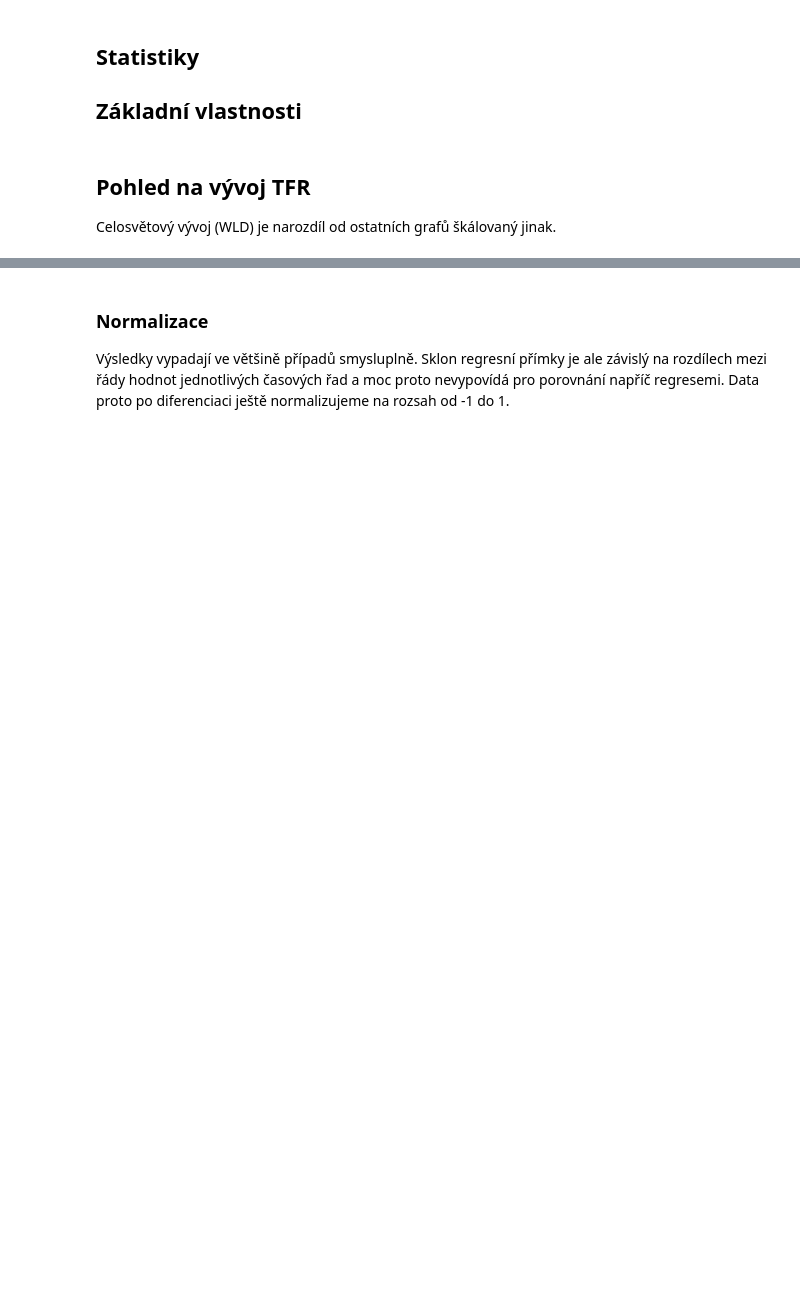
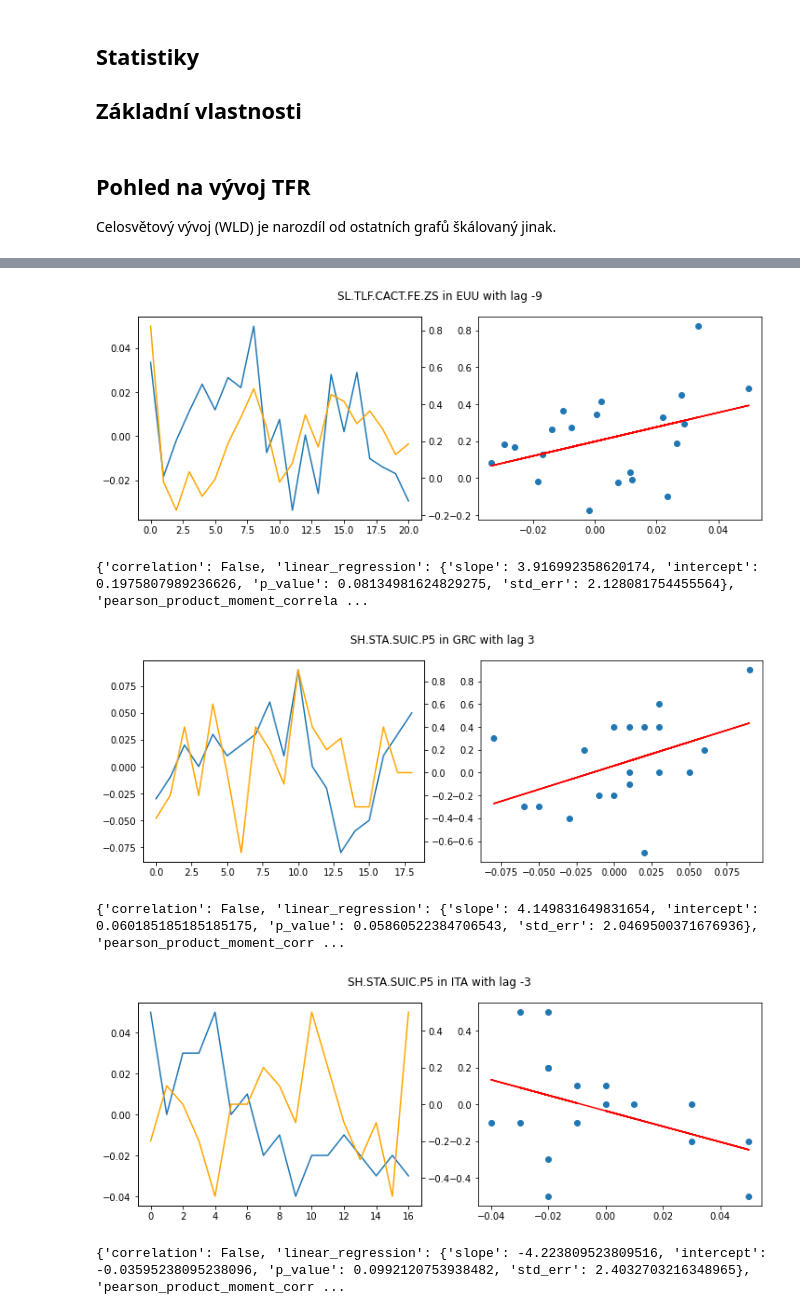
Before and after one commit to opendatalabcz/tfr-dashboard, a Jupyter notebook: data/nb/pair_correlation.ipynb, the cells around one changed output, grey strips where cells are left out. Cells and saved outputs as stored; diff of their text form; code cells hidden in the pictures; blank space fills up the shorter version.

```diff
--- a/data/nb/pair_correlation.ipynb
+++ b/data/nb/pair_correlation.ipynb
@@ -84,10 +84,10 @@ for dataset_id in dataset_props:
 
         if data.size < 3:
             print('Skipping %s for %s' % (dataset_id, region))
-
-        per_region[region] = {
-            'data': data
-        }
+        else:
+            per_region[region] = {
+                'data': data
+            }
 
     datasets[dataset_id] = per_region
 
@@ -356,22 +337,25 @@ Tyto výsledky vypadají slibněji, analyzujeme celý stacionární dataset a pr
 # %%
 for region_id in regions:
     # Diff all series
     tfr[region_id]['differenced'] = {
             1: tfr[region_id]['data'].diff().iloc[1:]
         }
     for dataset_id in datasets:
-        datasets[dataset_id][region_id]['differenced'] = {
-            1: datasets[dataset_id][region_id]['data'].diff().iloc[1:]
-        }
-        # Try linear regression with lagging
-        if datasets[dataset_id][region_id]['stationarity']['adfuller']['stationary']:
-            linear_regression_lagged(
-                dataset_id, region_id,
-                tfr[region_id]['differenced'][1],
-                datasets[dataset_id][region_id]['differenced'][1],
-                10, output='corr')
+        if region_id in datasets[dataset_id]:
+            datasets[dataset_id][region_id]['differenced'] = {
+                1: datasets[dataset_id][region_id]['data'].diff().iloc[1:]
+            }
+            # Try linear regression with lagging
+            if datasets[dataset_id][region_id]['stationarity']['adfuller']['stationary']:
+                linear_regression_lagged(
+                    dataset_id, region_id,
+                    tfr[region_id]['differenced'][1],
+                    datasets[dataset_id][region_id]['differenced'][1],
+                    10, output='always')
+# %% [output]
+[figure, added]
+{'correlation': False, 'linear_regression': {'slope': 3.916992358620174, 'intercept': 0.1975807989236626, 'p_value': 0.08134981624829275, 'std_err': 2.128081754455564}, 'pearson_product_moment_correla ...
+[figure, added]
+{'correlation': False, 'linear_regression': {'slope': 4.149831649831654, 'intercept': 0.060185185185185175, 'p_value': 0.05860522384706543, 'std_err': 2.0469500371676936}, 'pearson_product_moment_corr ...
+[figure, added]
+{'correlation': False, 'linear_regression': {'slope': -4.223809523809516, 'intercept': -0.03595238095238096, 'p_value': 0.0992120753938482, 'std_err': 2.4032703216348965}, 'pearson_product_moment_corr ...
-# %% [markdown]
-### Normalizace
-Výsledky vypadají ve většině případů smysluplně.
-Sklon regresní přímky je ale závislý na rozdílech mezi řády hodnot jednotlivých časových řad a moc proto nevypovídá pro porovnání napříč regresemi.
-Data proto po diferenciaci ještě normalizujeme na rozsah od -1 do 1.
```
Also changed, not shown: parts of 23 cells of this notebook, 5 other files.
